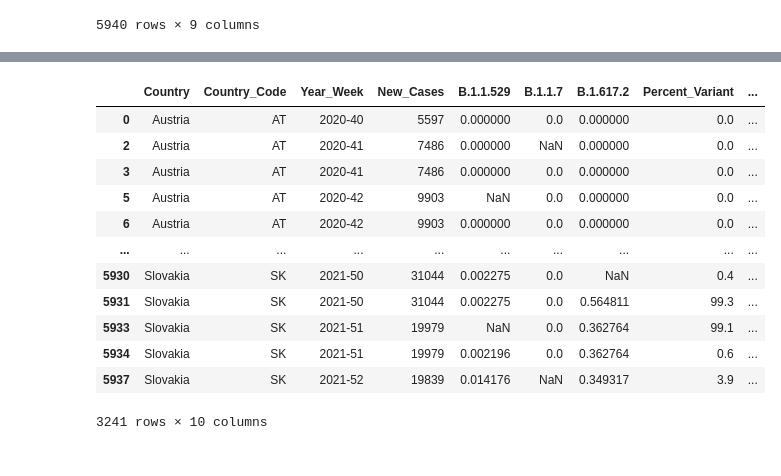
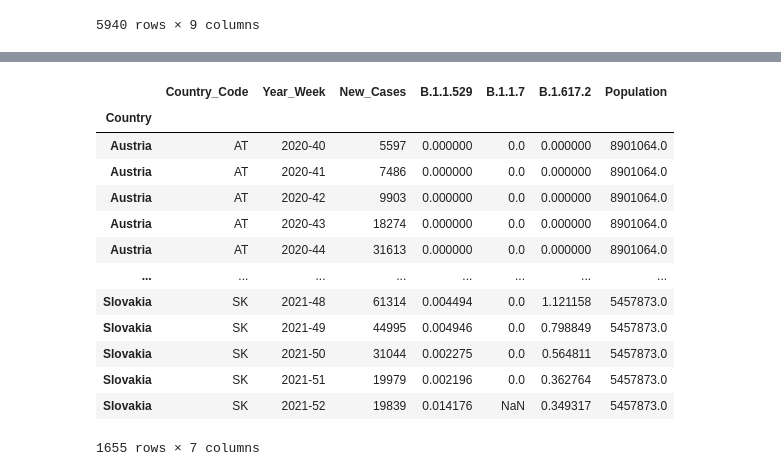
Before and after one commit to bryn-m/Covid_Evolution, a Jupyter notebook: 1_load_data.ipynb, the cells around one changed output, grey strips where cells are left out. Drawn from its saved outputs; the diff is of its cells as text; code cells hidden in the pictures.

Commit message:
Updated data

```diff
--- a/1_load_data.ipynb
+++ b/1_load_data.ipynb
@@ -162,8 +162,7 @@ variants
 variant_data = variants[["variant","normalized_counts"]]#.reset_index(drop=True)
 variant_data_p = variant_data.pivot(columns = ["variant"], values = ["normalized_counts"])
 variant_data_p = variant_data_p.droplevel(level = 0, axis = 1)
-week_data = pd.DataFrame(variants[["country","country_code","year_week","new_cases","percent_variant",
-                                  "number_cases_ratio","population"]]).reset_index(drop=True)
+week_data = pd.DataFrame(variants[["country","country_code","year_week","new_cases","population"]]).reset_index(drop=True)
 week_data.index.rename("variant", inplace = True)
 combined = week_data.join(variant_data_p, on="variant").reset_index(drop=True)
 combined
@@ -209,29 +208,28 @@ for idx, row in combined.iterrows():
         row_list.append(row["B.1.1.529"])
         row_list.append(row["B.1.1.7"])
         row_list.append(row["B.1.617.2"])
-        row_list.append(row["percent_variant"])
-        row_list.append(row["number_cases_ratio"])
         row_list.append(row["population"])
         data.append(row_list)
 # %%
 updated_df = pd.DataFrame(data,columns=["Country","Country_Code","Year_Week","New_Cases","B.1.1.529","B.1.1.7","B.1.617.2",
-                                       "Percent_Variant","Number_Cases_Ratio","Population"])
-updated_df = updated_df.dropna(thresh=9)
-#updated_df = updated_df.dropna(subset="B.1.617.2")
-#updated_df = updated_df.set_index("Country")
+                                       "Population"])
+updated_df = updated_df.dropna(thresh=7)
+updated_df = updated_df.drop_duplicates(subset=['Country_Code', 'Year_Week'], keep='last')
+updated_df = updated_df.set_index("Country")
 updated_df
 # %% [output]
-|  | Country | Country_Code | Year_Week | New_Cases | B.1.1.529 | B.1.1.7 | B.1.617.2 | Percent_Variant | ... |
-| 0 | Austria | AT | 2020-40 | 5597 | 0.000000 | 0.0 | 0.000000 | 0.0 | ... |
-| 2 | Austria | AT | 2020-41 | 7486 | 0.000000 | NaN | 0.000000 | 0.0 | ... |
-| 3 | Austria | AT | 2020-41 | 7486 | 0.000000 | 0.0 | 0.000000 | 0.0 | ... |
-| 5 | Austria | AT | 2020-42 | 9903 | NaN | 0.0 | 0.000000 | 0.0 | ... |
-| 6 | Austria | AT | 2020-42 | 9903 | 0.000000 | 0.0 | 0.000000 | 0.0 | ... |
-| ... | ... | ... | ... | ... | ... | ... | ... | ... | ... |
-| 5930 | Slovakia | SK | 2021-50 | 31044 | 0.002275 | 0.0 | NaN | 0.4 | ... |
-| 5931 | Slovakia | SK | 2021-50 | 31044 | 0.002275 | 0.0 | 0.564811 | 99.3 | ... |
-| 5933 | Slovakia | SK | 2021-51 | 19979 | NaN | 0.0 | 0.362764 | 99.1 | ... |
-| 5934 | Slovakia | SK | 2021-51 | 19979 | 0.002196 | 0.0 | 0.362764 | 0.6 | ... |
-| 5937 | Slovakia | SK | 2021-52 | 19839 | 0.014176 | NaN | 0.349317 | 3.9 | ... |
+|  | Country_Code | Year_Week | New_Cases | B.1.1.529 | B.1.1.7 | B.1.617.2 | Population |
+| Country |  |  |  |  |  |  |  |
+| Austria | AT | 2020-40 | 5597 | 0.000000 | 0.0 | 0.000000 | 8901064.0 |
+| Austria | AT | 2020-41 | 7486 | 0.000000 | 0.0 | 0.000000 | 8901064.0 |
+| Austria | AT | 2020-42 | 9903 | 0.000000 | 0.0 | 0.000000 | 8901064.0 |
+| Austria | AT | 2020-43 | 18274 | 0.000000 | 0.0 | 0.000000 | 8901064.0 |
+| Austria | AT | 2020-44 | 31613 | 0.000000 | 0.0 | 0.000000 | 8901064.0 |
+| ... | ... | ... | ... | ... | ... | ... | ... |
+| Slovakia | SK | 2021-48 | 61314 | 0.004494 | 0.0 | 1.121158 | 5457873.0 |
+| Slovakia | SK | 2021-49 | 44995 | 0.004946 | 0.0 | 0.798849 | 5457873.0 |
+| Slovakia | SK | 2021-50 | 31044 | 0.002275 | 0.0 | 0.564811 | 5457873.0 |
+| Slovakia | SK | 2021-51 | 19979 | 0.002196 | 0.0 | 0.362764 | 5457873.0 |
+| Slovakia | SK | 2021-52 | 19839 | 0.014176 | NaN | 0.349317 | 5457873.0 |
-3241 rows × 10 columns
+1655 rows × 7 columns
 # %%
```
Also changed, not shown: parts of 2 cells of this notebook, 1 other file.
